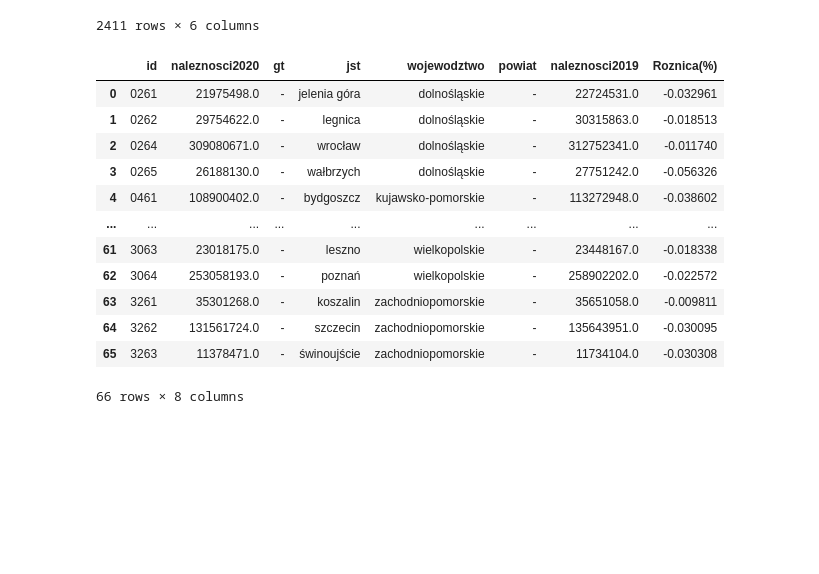
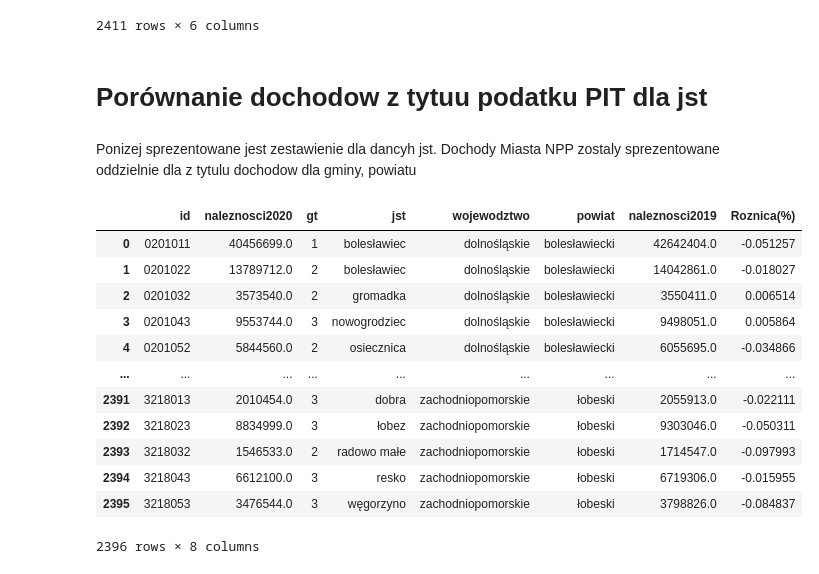
Before and after one commit to RabDou44/NYPD-finalAssignment, a Jupyter notebook: TASK1.ipynb, the cells around one changed output. Cells and saved outputs as stored; diff of their text form; code cells hidden in the pictures; blank space fills up the shorter version.

```diff
--- a/TASK1.ipynb
+++ b/TASK1.ipynb
@@ -48,24 +61,29 @@ gminy2020
 | 2409 | 3 | resko | zachodniopomorskie | łobeski | 6612100.0 | 3218043 |
 | 2410 | 3 | węgorzyno | zachodniopomorskie | łobeski | 3476544.0 | 3218053 |
 2411 rows × 6 columns
+# %% [markdown]
+# Porównanie dochodow z tytuu podatku PIT dla jst
+# %% [markdown]
+Ponizej sprezentowane jest zestawienie dla dancyh jst. Dochody Miasta NPP zostaly sprezentowane oddzielnie dla z tytulu dochodow dla gminy, powiatu
 # %%
 # Ponizej jest prezentowany slownik pitCompare ktory przechowuje
 # dataframe wk ktorym jest zestawienie dla danych jst i porownanie przynanych subewncji z tytuu PIT
 pitCompare = pit2020.compare(pit2019)
-resGminy = pitCompare['Miasta_Powiaty']
+resGminy = pitCompare['Gminy']
 #resGminy[resGminy['Roznica(%)'] > 0.5]
+pitCompare.keys()
 resGminy
 # %% [output]
 |  | id | naleznosci2020 | gt | jst | wojewodztwo | powiat | naleznosci2019 | Roznica(%) |
-| 0 | 0261 | 21975498.0 | - | jelenia góra | dolnośląskie | - | 22724531.0 | -0.032961 |
-| 1 | 0262 | 29754622.0 | - | legnica | dolnośląskie | - | 30315863.0 | -0.018513 |
-| 2 | 0264 | 309080671.0 | - | wrocław | dolnośląskie | - | 312752341.0 | -0.011740 |
-| 3 | 0265 | 26188130.0 | - | wałbrzych | dolnośląskie | - | 27751242.0 | -0.056326 |
-| 4 | 0461 | 108900402.0 | - | bydgoszcz | kujawsko-pomorskie | - | 113272948.0 | -0.038602 |
+| 0 | 0201011 | 40456699.0 | 1 | bolesławiec | dolnośląskie | bolesławiecki | 42642404.0 | -0.051257 |
+| 1 | 0201022 | 13789712.0 | 2 | bolesławiec | dolnośląskie | bolesławiecki | 14042861.0 | -0.018027 |
+| 2 | 0201032 | 3573540.0 | 2 | gromadka | dolnośląskie | bolesławiecki | 3550411.0 | 0.006514 |
+| 3 | 0201043 | 9553744.0 | 3 | nowogrodziec | dolnośląskie | bolesławiecki | 9498051.0 | 0.005864 |
+| 4 | 0201052 | 5844560.0 | 2 | osiecznica | dolnośląskie | bolesławiecki | 6055695.0 | -0.034866 |
 | ... | ... | ... | ... | ... | ... | ... | ... | ... |
-| 61 | 3063 | 23018175.0 | - | leszno | wielkopolskie | - | 23448167.0 | -0.018338 |
-| 62 | 3064 | 253058193.0 | - | poznań | wielkopolskie | - | 258902202.0 | -0.022572 |
-| 63 | 3261 | 35301268.0 | - | koszalin | zachodniopomorskie | - | 35651058.0 | -0.009811 |
-| 64 | 3262 | 131561724.0 | - | szczecin | zachodniopomorskie | - | 135643951.0 | -0.030095 |
-| 65 | 3263 | 11378471.0 | - | świnoujście | zachodniopomorskie | - | 11734104.0 | -0.030308 |
+| 2391 | 3218013 | 2010454.0 | 3 | dobra | zachodniopomorskie | łobeski | 2055913.0 | -0.022111 |
+| 2392 | 3218023 | 8834999.0 | 3 | łobez | zachodniopomorskie | łobeski | 9303046.0 | -0.050311 |
+| 2393 | 3218032 | 1546533.0 | 2 | radowo małe | zachodniopomorskie | łobeski | 1714547.0 | -0.097993 |
+| 2394 | 3218043 | 6612100.0 | 3 | resko | zachodniopomorskie | łobeski | 6719306.0 | -0.015955 |
+| 2395 | 3218053 | 3476544.0 | 3 | węgorzyno | zachodniopomorskie | łobeski | 3798826.0 | -0.084837 |
-66 rows × 8 columns
+2396 rows × 8 columns
```
Also changed, not shown: parts of 9 cells of this notebook, 5 other files.
